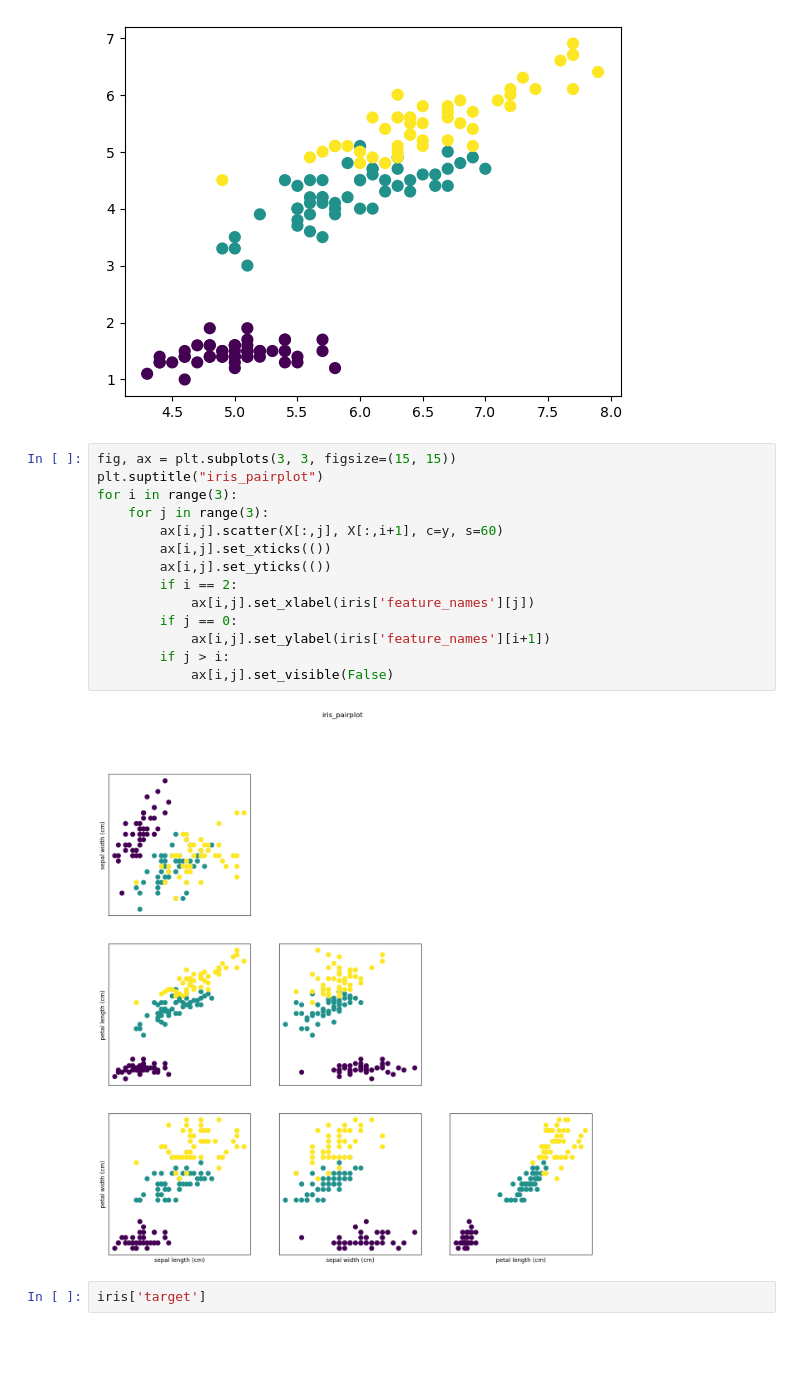
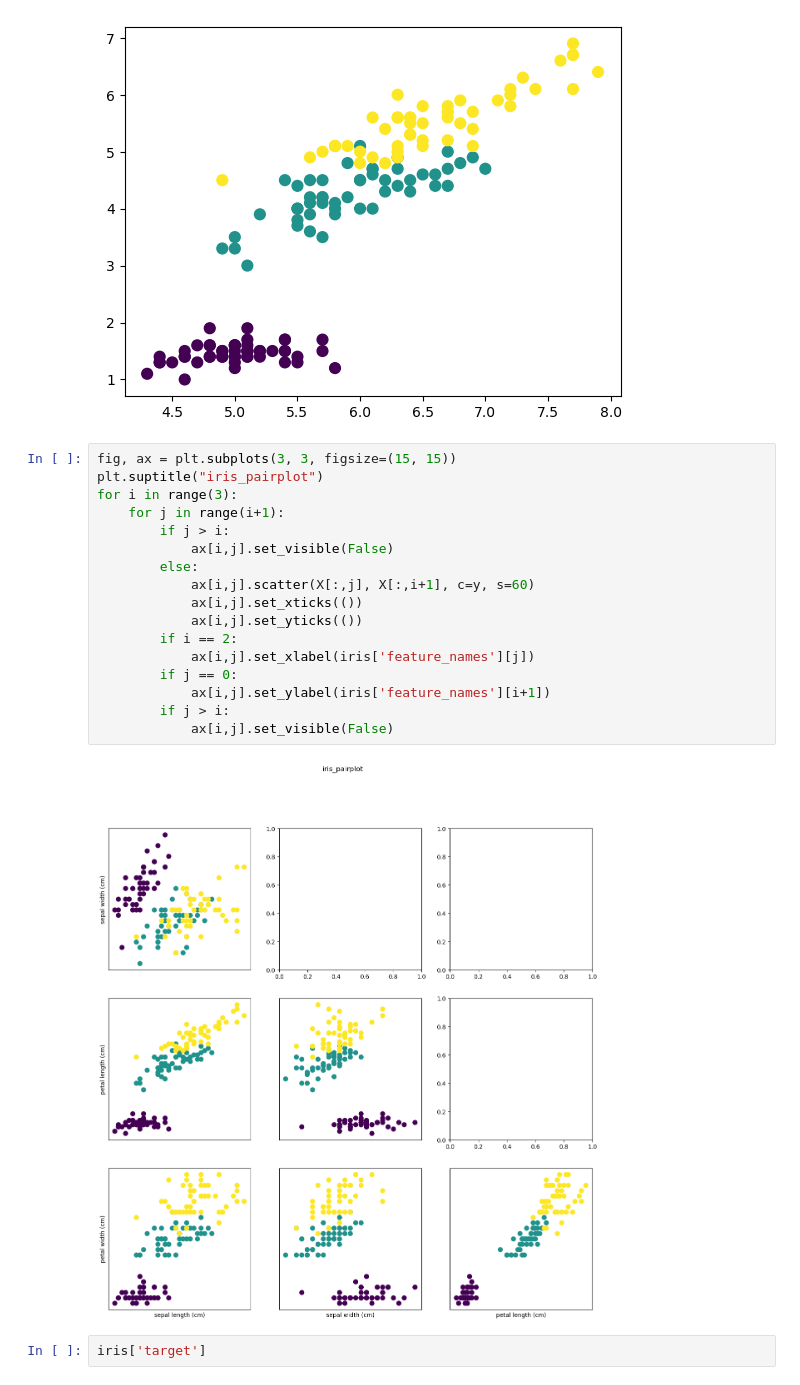
Before and after one commit to DDnerd001/cs3920, a Jupyter notebook: Lab1.ipynb, the cells around one changed output. Drawn from its saved outputs; the diff is of its cells as text; blank space fills up the shorter version.

```diff
--- a/Lab1.ipynb
+++ b/Lab1.ipynb
@@ -102,19 +102,22 @@ plt.scatter(X[:,0], X[:,2], c=y, s=60)
 # %%
 fig, ax = plt.subplots(3, 3, figsize=(15, 15))
 plt.suptitle("iris_pairplot")
 for i in range(3):
-    for j in range(3):
-        ax[i,j].scatter(X[:,j], X[:,i+1], c=y, s=60)
-        ax[i,j].set_xticks(())
-        ax[i,j].set_yticks(())
+    for j in range(i+1):
+        if j > i:
+            ax[i,j].set_visible(False)
+        else:
+            ax[i,j].scatter(X[:,j], X[:,i+1], c=y, s=60)
+            ax[i,j].set_xticks(())
+            ax[i,j].set_yticks(())
         if i == 2:
             ax[i,j].set_xlabel(iris['feature_names'][j])
         if j == 0:
             ax[i,j].set_ylabel(iris['feature_names'][i+1])
         if j > i:
             ax[i,j].set_visible(False)
 # %% [output]
-[figure, old version]
+[figure, new version]
 # %%
 iris['target']
 # %% [output]
```
Also changed, not shown: 32 other files.
